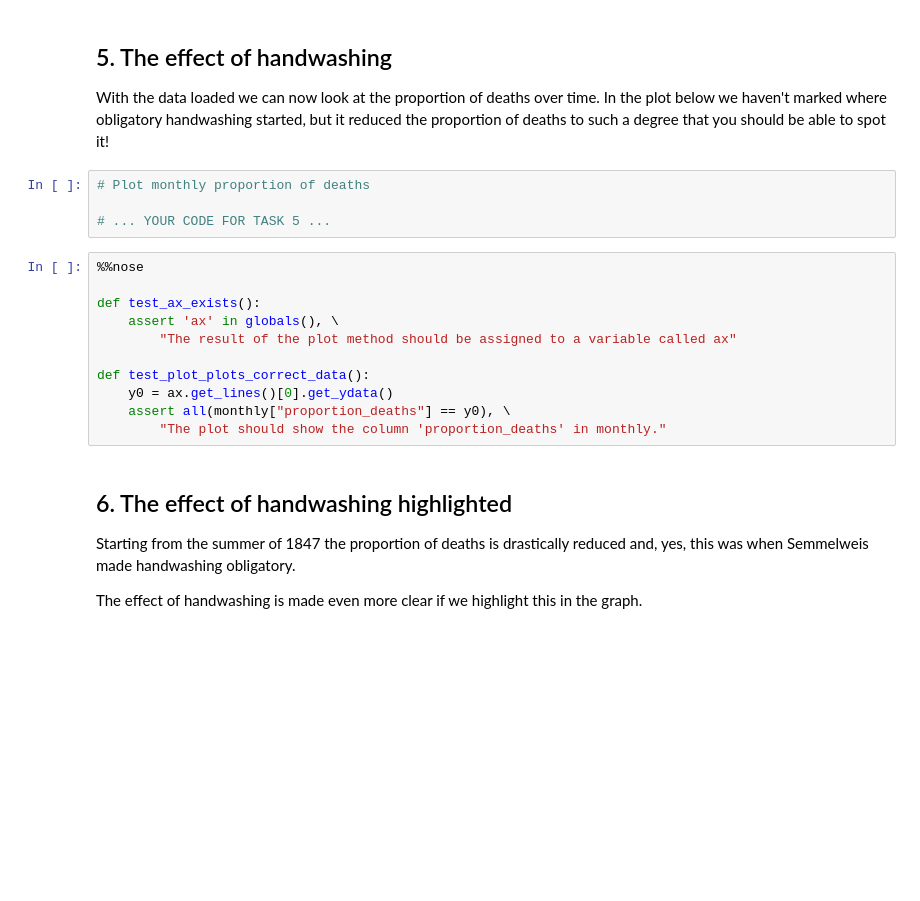
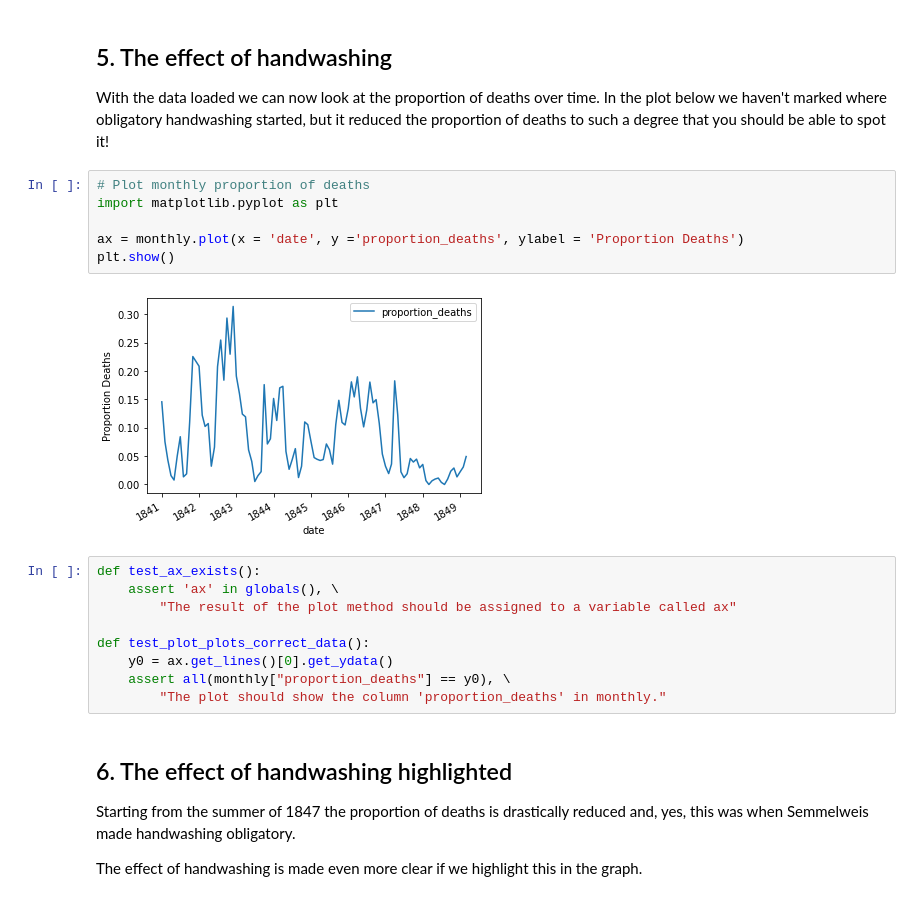
Before and after one commit to dawsonc96/Handwashing-Experiment, a Jupyter notebook: notebook.ipynb, the cells around one changed output. Drawn from its saved outputs; the diff is of its cells as text; blank space fills up the shorter version.

```diff
--- a/notebook.ipynb
+++ b/notebook.ipynb
@@ -161,13 +161,15 @@ def test_proportion_deaths_is_correctly_calculated():
 # %% [markdown]
 ## 5. The effect of handwashing
 <p>With the data loaded we can now look at the proportion of deaths over time. In the plot below we haven't marked where obligatory handwashing started, but it reduced the proportion of deaths to such a degree that you should be able to spot it!</p>
-# %%
-# Plot monthly proportion of deaths
-
-# ... YOUR CODE FOR TASK 5 ...
+# %%
+# Plot monthly proportion of deaths
+import matplotlib.pyplot as plt
+
+ax = monthly.plot(x = 'date', y ='proportion_deaths', ylabel = 'Proportion Deaths')
+plt.show()
+# %% [output]
+[figure, added]
 # %%
-%%nose
-
 def test_ax_exists():
     assert 'ax' in globals(), \
         "The result of the plot method should be assigned to a variable called ax"
```
Also changed, not shown: parts of 4 cells of this notebook.
